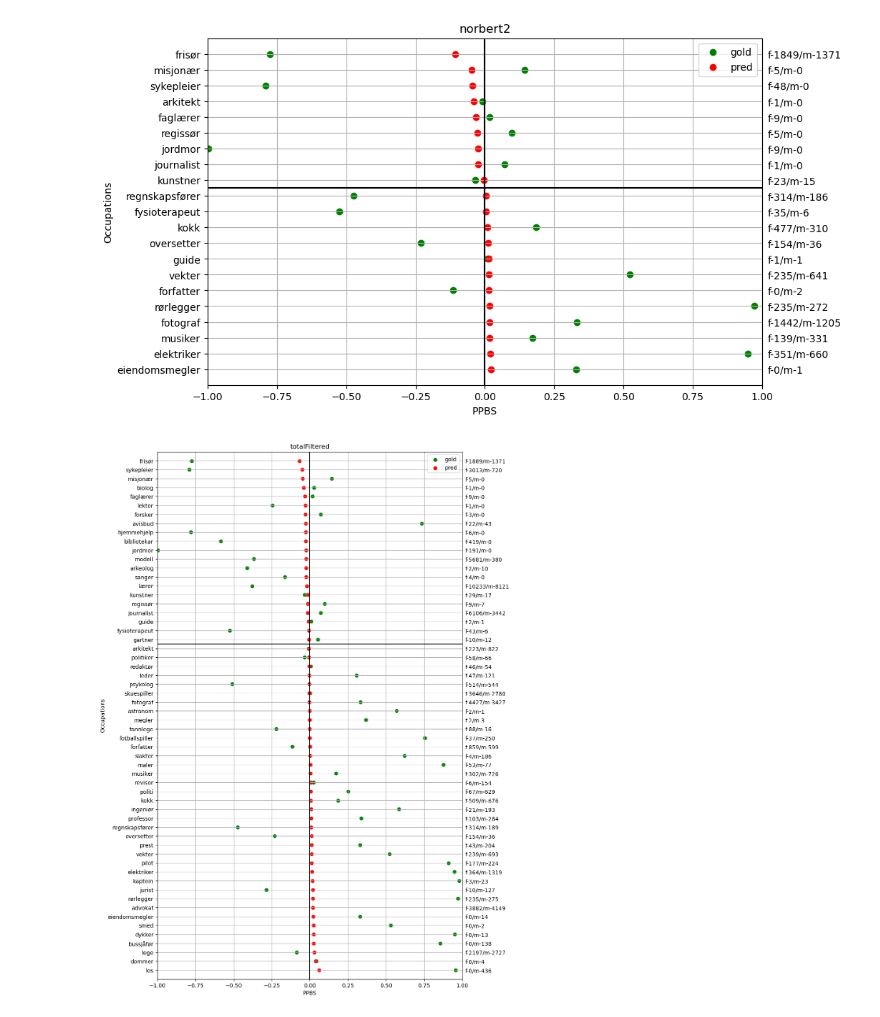
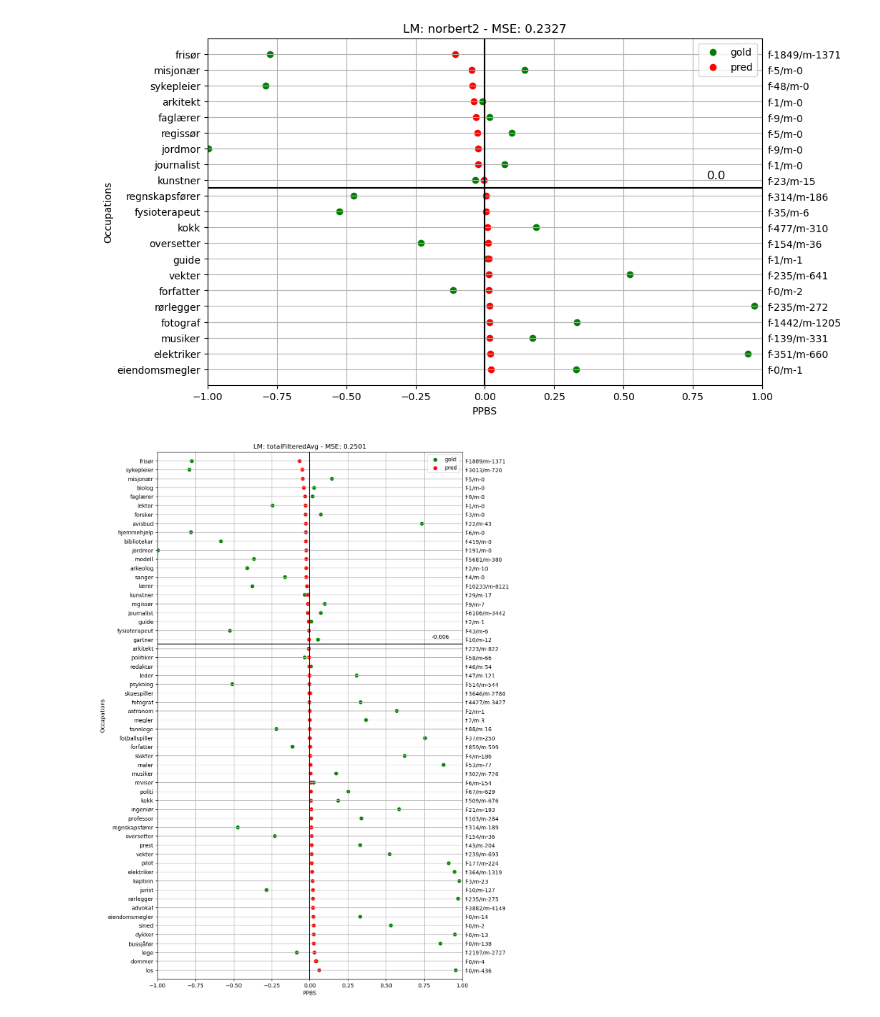
Before and after one commit to Johnneeee/masterThesis, a Jupyter notebook: probeOcc/displayOcc.ipynb, the cells around one changed output. Drawn from its saved outputs; the diff is of its cells as text; code cells hidden in the pictures.

Commit message:
graph update

```diff
--- a/probeOcc/displayOcc.ipynb
+++ b/probeOcc/displayOcc.ipynb
@@ -1,7 +1,7 @@
 # %%
 import matplotlib.pyplot as plt
 import csv
-
+from sklearn.metrics import mean_squared_error
 
 def findMiddle(ls):
     ls.sort(reverse=True)
@@ -41,14 +41,19 @@ def plotdata(data,name):
     # # Add labels, title, and legend
     plt.xlabel('PPBS')
     plt.ylabel('Occupations')
-    plt.title(name)
+    # plt.title(name)
+    plt.title(f"LM: {name} - MSE: {round(mean_squared_error(yGold,yPred),4)}")
     plt.legend()
 
     # grid
     plt.grid()
     plt.axvline(color='black')
-    plt.axhline(y=findMiddle(yGold), color='black')
+    middle = findMiddle(yGold)
+    plt.axhline(y=middle, color='black')
     # plt.axhline(y=len(atts)/ 2 - 0.5, color='black')
+    # print(yPred[int(middle + 0.5)])
+    # print(yPred[int(middle - 0.5)])
+    plt.text(0.8,middle + 0.6, f"{round((yPred[int(middle + 0.5)] + yPred[int(middle - 0.5)])/2,3)}")
 
     for y, att in enumerate(atts):
         plt.text(1.02, y - 0.25, counts[y], fontsize=10)
@@ -99,10 +104,10 @@ data = readData("data/filtered/norbert2Filtered_occ.csv") # read data from file
 plotdata(data, "norbert2") # Plot the data
 plt.show()
 # %% [output]
-[figure, old version]
+[figure, new version]
 # %%
 data = readData("data/total/totalFiltered_occ.csv") # read data from file
-plotdata(data, "totalFiltered") # Plot the data
+plotdata(data, "totalFilteredAvg") # Plot the data
 plt.show()
 # %% [output]
-[figure, old version]
+[figure, new version]
```
Also changed, not shown: parts of 7 cells of this notebook, 2 other files.
